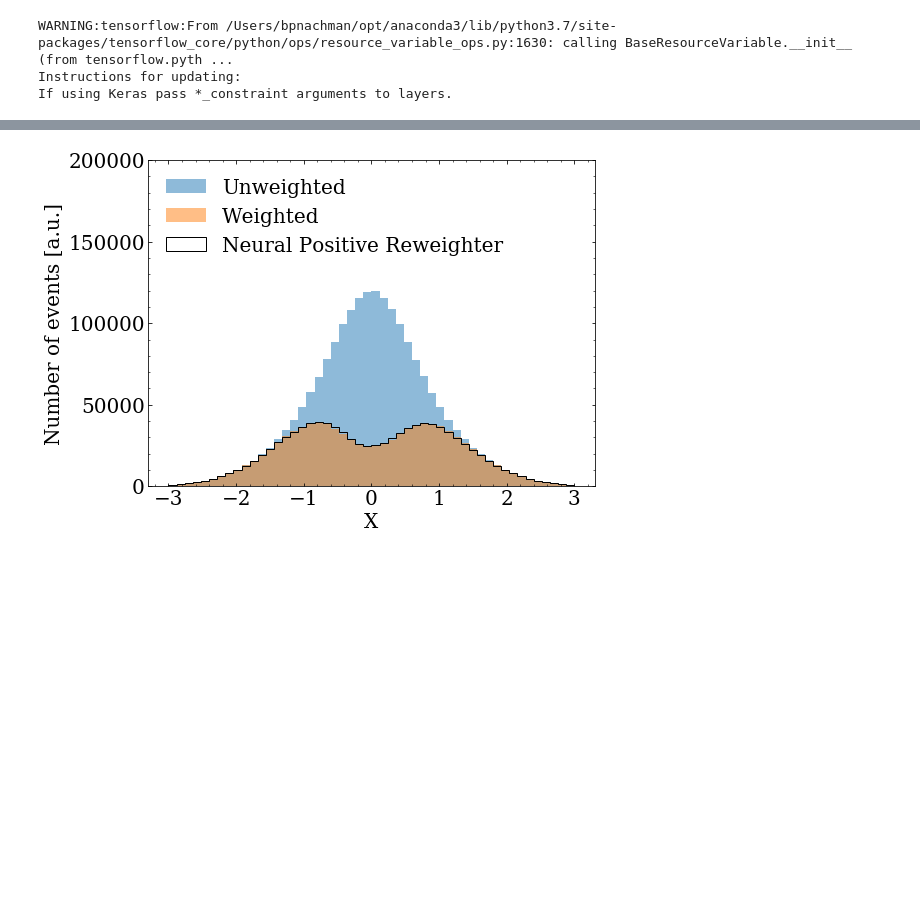
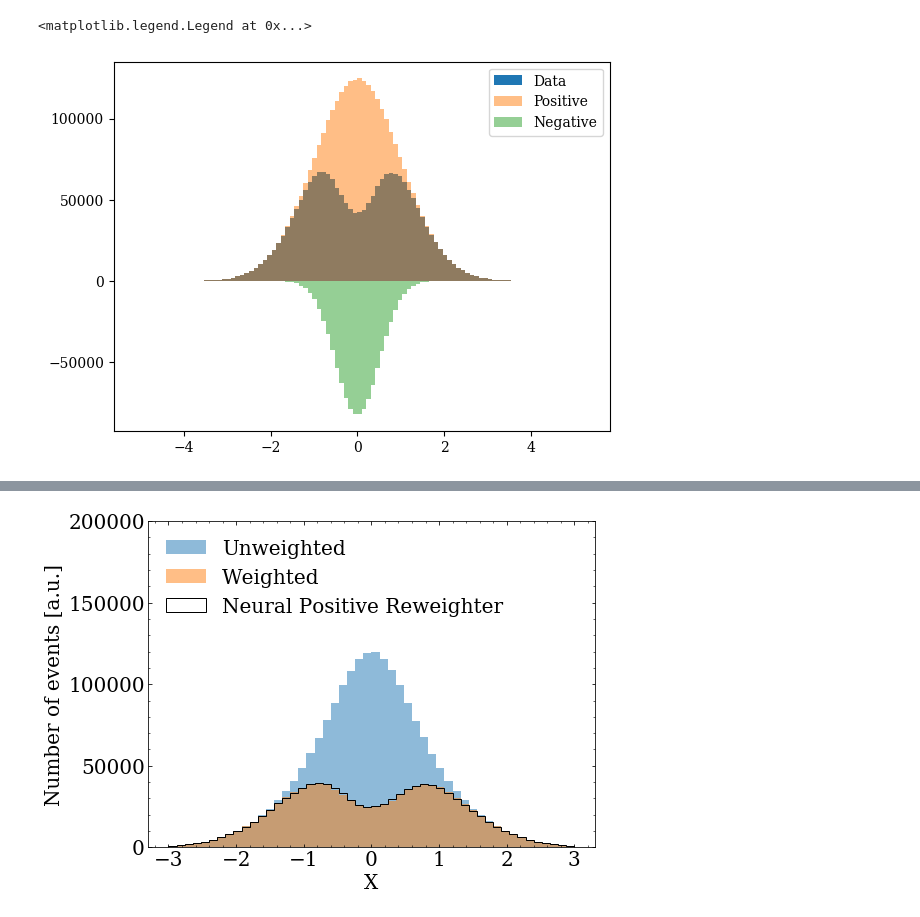
Before and after one commit to Nollde/weight_refiner, a Jupyter notebook: GaussianExample.ipynb, the cells around one changed output, grey strips where cells are left out. Cells and saved outputs as stored; diff of their text form; code cells hidden in the pictures; blank space fills up the shorter version.

```diff
--- a/GaussianExample.ipynb
+++ b/GaussianExample.ipynb
@@ -12,7 +8,0 @@ from keras.models import model_from_json
-# %%
-pos = np.random.normal(0, 1, 3000000)
-neg = np.random.normal(0, 0.5, 1000000)
-posW = np.ones(len(pos))
-negW = -np.ones(len(neg))
-tot = np.concatenate([pos, neg])
-totW = np.concatenate([posW, negW])
@@ -54,10 +8,0 @@ W_val = np.load("W_val.npy")
-# %%
-json_file = open("model.json", "r")
-loaded_model_json = json_file.read()
-json_file.close()
-model = model_from_json(loaded_model_json)
-model.load_weights("model.h5")
-# %% [output]
-WARNING:tensorflow:From /Users/bpnachman/opt/anaconda3/lib/python3.7/site-packages/tensorflow_core/python/ops/resource_variable_ops.py:1630: calling BaseResourceVariable.__init__ (from tensorflow.pyth ...
-Instructions for updating:
-If using Keras pass *_constraint arguments to layers.
@@ -63,0 +68,9 @@ If using Keras pass *_constraint arguments to layers.
+# %%
+x, _, w = prepare_data_natural(*data)
+_, bins, __ = plt.hist(x, bins=100, weights=w, label="Data")
+pos, _, __ = plt.hist(pos, weights=pos_weights, bins=bins, alpha=0.5, label="Positive")
+neg, _, __ = plt.hist(neg, weights=neg_weights, bins=bins, alpha=0.5, label="Negative")
+plt.legend()
+# %% [output]
+<matplotlib.legend.Legend at 0x...>
+[figure, added]
```
Also changed, not shown: parts of 20 cells of this notebook.
